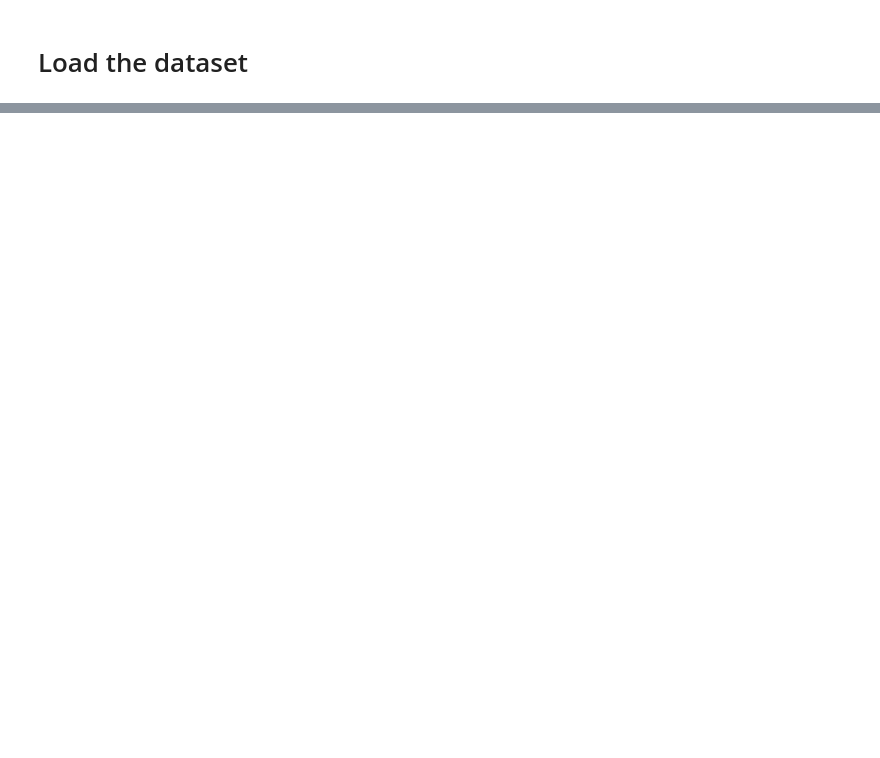
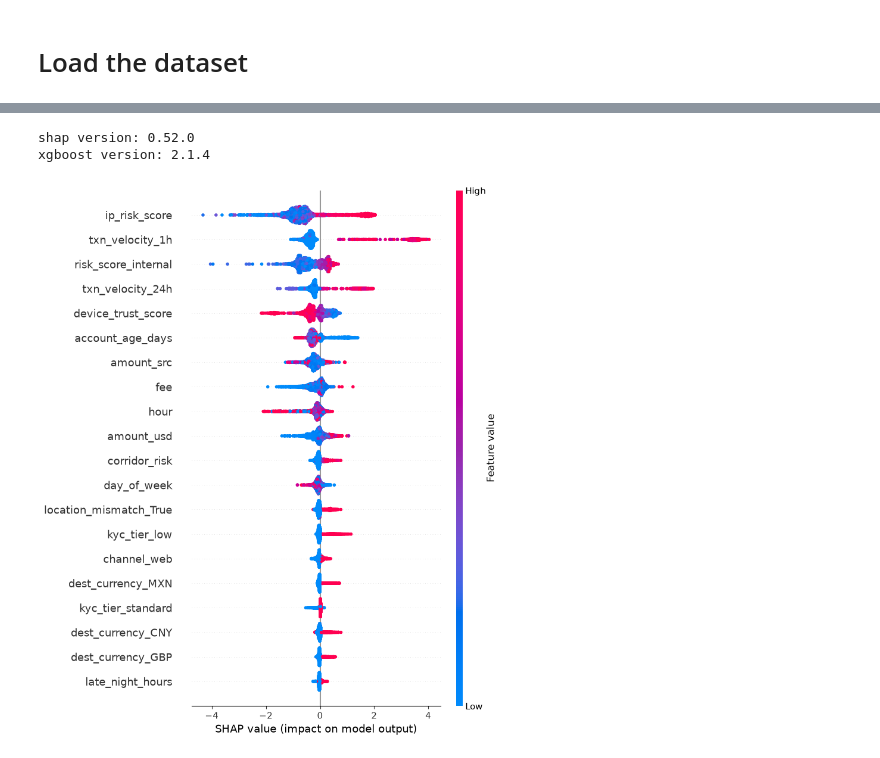
Before and after one commit to oyebim-ai/Fraudulent-Transaction-Detection, a Jupyter notebook: Notebooks/Modelling.ipynb, the cells around one changed output, grey strips where cells are left out. Saved outputs shown, nothing was run; the diff lists cells and outputs as text; code cells hidden in the pictures; blank space fills up the shorter version.

```diff
--- a/Notebooks/Modelling.ipynb
+++ b/Notebooks/Modelling.ipynb
@@ -32,0 +41,3 @@ NameError: name 'modelling_data' is not defined
+# %%
+# Convert the timestamp column to datetime format
+modelling_data['timestamp'] = pd.to_datetime(modelling_data['timestamp'])
@@ -32,0 +217,5 @@ NameError: name 'modelling_data' is not defined
+# %%
+# 2. Transform the test data
+
+# Transform the testing data using the preprocessing learned from X_train
+X_test_processed = preprocessor.transform(X_test)
@@ -32,0 +497,43 @@ NameError: name 'modelling_data' is not defined
+# %%
+import shap
+import xgboost
+
+print("shap version:", shap.__version__)
+print("xgboost version:", xgboost.__version__)
+# %% [output]
+shap version: 0.52.0
+xgboost version: 2.1.4
+# %%
+import shap
+import pandas as pd  # for Data preprocessing
+import matplotlib.pyplot as plt  # for Data Visualization
+
+
+# get the preprocessor from the pipeline and transform raw X_test
+X_test_preprocessed = pipeline_xgb.named_steps['preprocessor'].transform(X_test)
+
+
+# Get the  XGBoost model from the pipeline
+xgb_model = pipeline_xgb.named_steps['classifier']
+
+
+# Get booster and calculate SHAP values
+booster = xgb_model.get_booster()
+explainer = shap.TreeExplainer(booster)
+shap_values_gb = explainer.shap_values(X_test_preprocessed)
+# %%
+# Creating a clean feature name for the SHAP plot
+feature_names = pipeline_xgb.named_steps['preprocessor'].get_feature_names_out()
+clean_names = [name.replace("num__","").replace("cat__","")for name in feature_names]
+
+X_test_processed_df =pd.DataFrame(
+    X_test_processed,
+    columns= clean_names
+)
+
+
+#Beeswarm plot
+shap.summary_plot(shap_values_gb, X_test_processed_df)
+plt.show()
+# %% [output]
+[figure, added]
```
Also changed, not shown: parts of 46 cells of this notebook, 5 other files.
